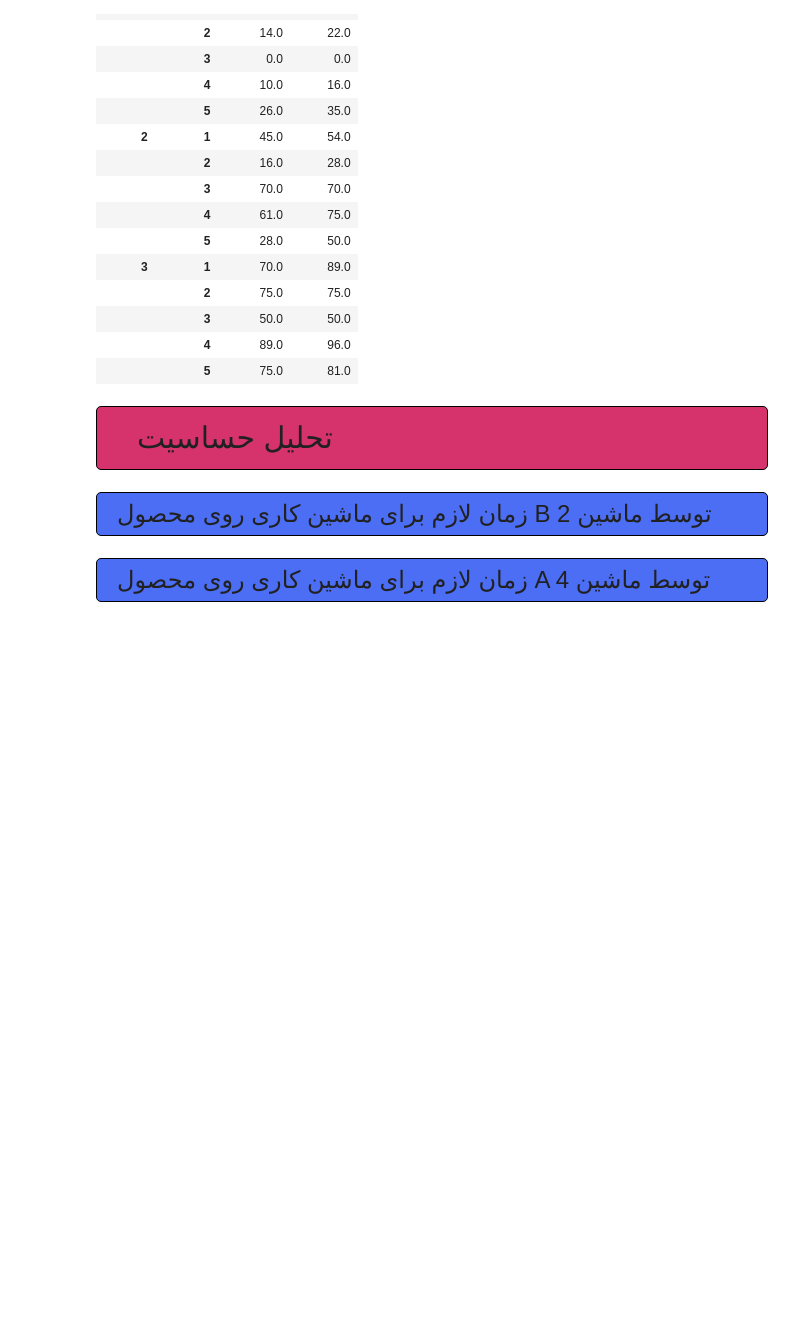
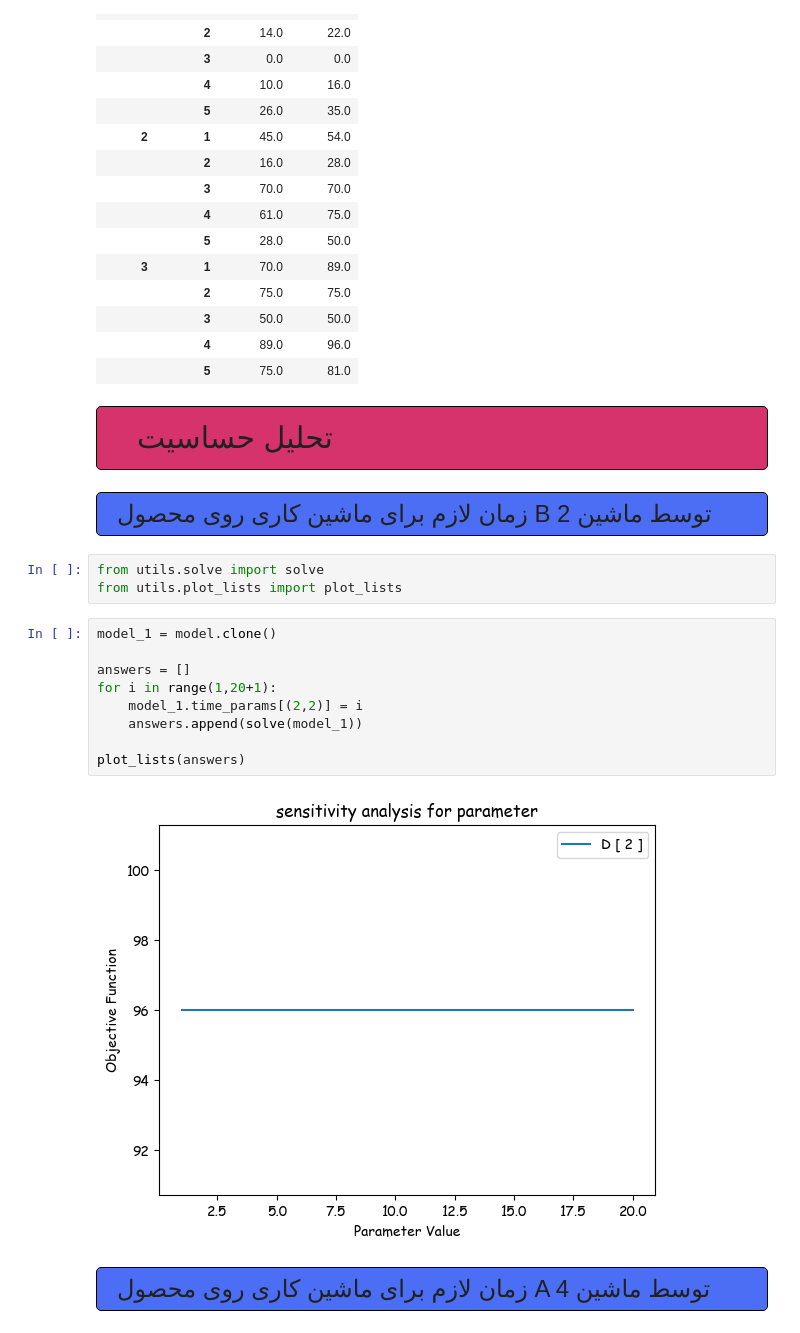
Before and after one commit to hadihe2002/pyomo, a Jupyter notebook: pyomo.ipynb, the cells around one changed output. Saved outputs shown, nothing was run; the diff lists cells and outputs as text; blank space fills up the shorter version.

```diff
--- a/pyomo.ipynb
+++ b/pyomo.ipynb
@@ -225,6 +202,20 @@ df
 <div style="font-family: Vazirmatn; font-size:24px; direction: rtl; display: flex; align-items:center; justify-content:center; align-text:center; background-color: #4c6ef5; padding: 10px 20px;border: 1px solid black; border-radius: 5px">
 زمان لازم برای ماشین کاری روی محصول B توسط ماشین 2
 </div>
+# %%
+from utils.solve import solve
+from utils.plot_lists import plot_lists
+# %%
+model_1 = model.clone()
+
+answers = []
+for i in range(1,20+1):
+    model_1.time_params[(2,2)] = i
+    answers.append(solve(model_1))
+
+plot_lists(answers)
+# %% [output]
+[figure, added]
 # %% [markdown]
 <div style="font-family: Vazirmatn; font-size:24px; direction: rtl; display: flex; align-items:center; justify-content:center; align-text:center; background-color: #4c6ef5; padding: 10px 20px;border: 1px solid black; border-radius: 5px">
  زمان لازم برای ماشین کاری روی محصول A توسط ماشین 4
```
Also changed, not shown: parts of 6 cells of this notebook, 5 other files.
